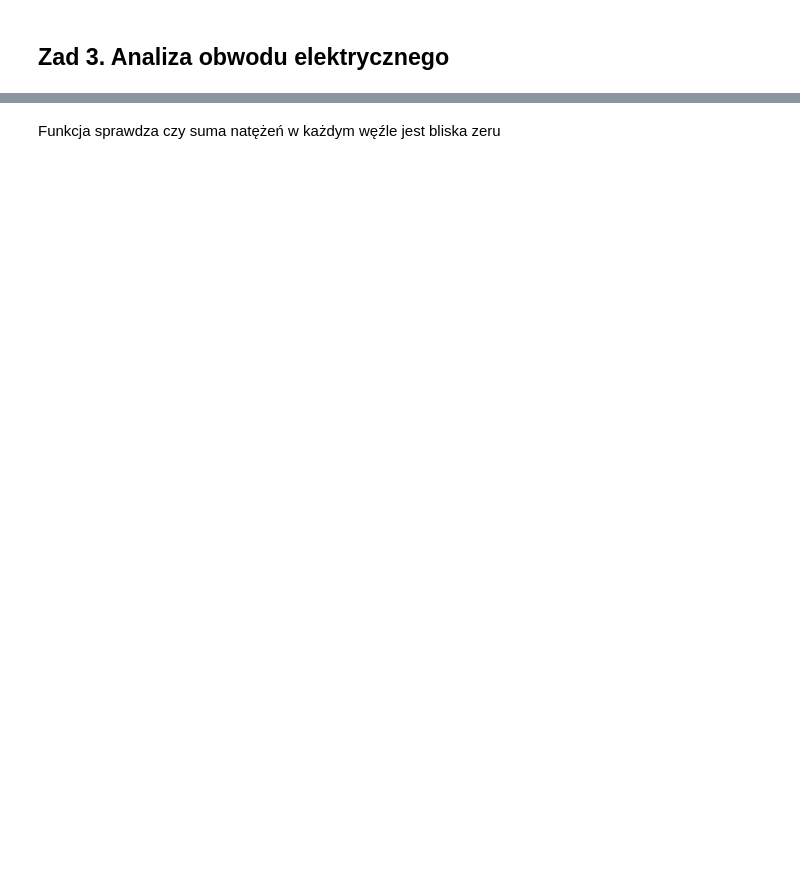
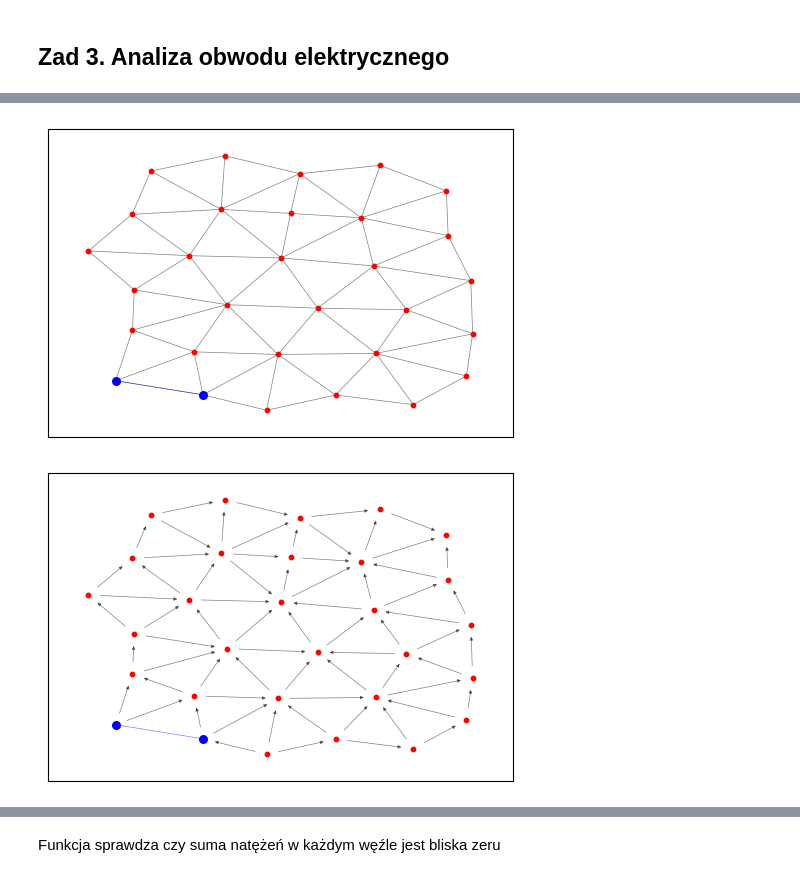
Before and after one commit to michal200292/Numericke-metody, a Jupyter notebook: lab2/zad3.ipynb, the cells around one changed output, grey strips where cells are left out. Cells and saved outputs as stored; diff of their text form; code cells hidden in the pictures; blank space fills up the shorter version.

```diff
--- a/lab2/zad3.ipynb
+++ b/lab2/zad3.ipynb
@@ -96,0 +110,7 @@ def nodal_potentials(g, s, t, e):
+# %%
+G, source, target, E = gg.load_graph("triangulation_small")
+gv.draw_with_resistance(G, source, target, E, size_param=(6, 4))
+gv.draw_with_current(G, source, target, E, size_param=(6, 4))
+# %% [output]
+[figure, added]
+[figure, added]
```
Also changed, not shown: parts of 25 cells of this notebook, 3 other files.
